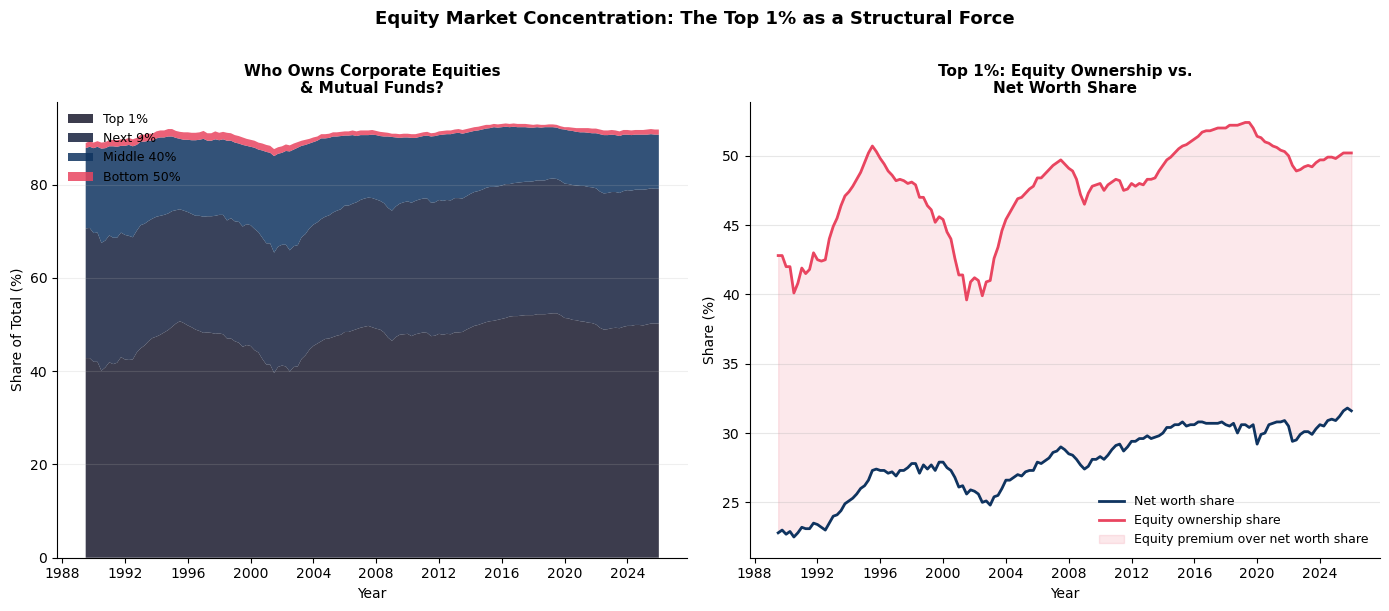
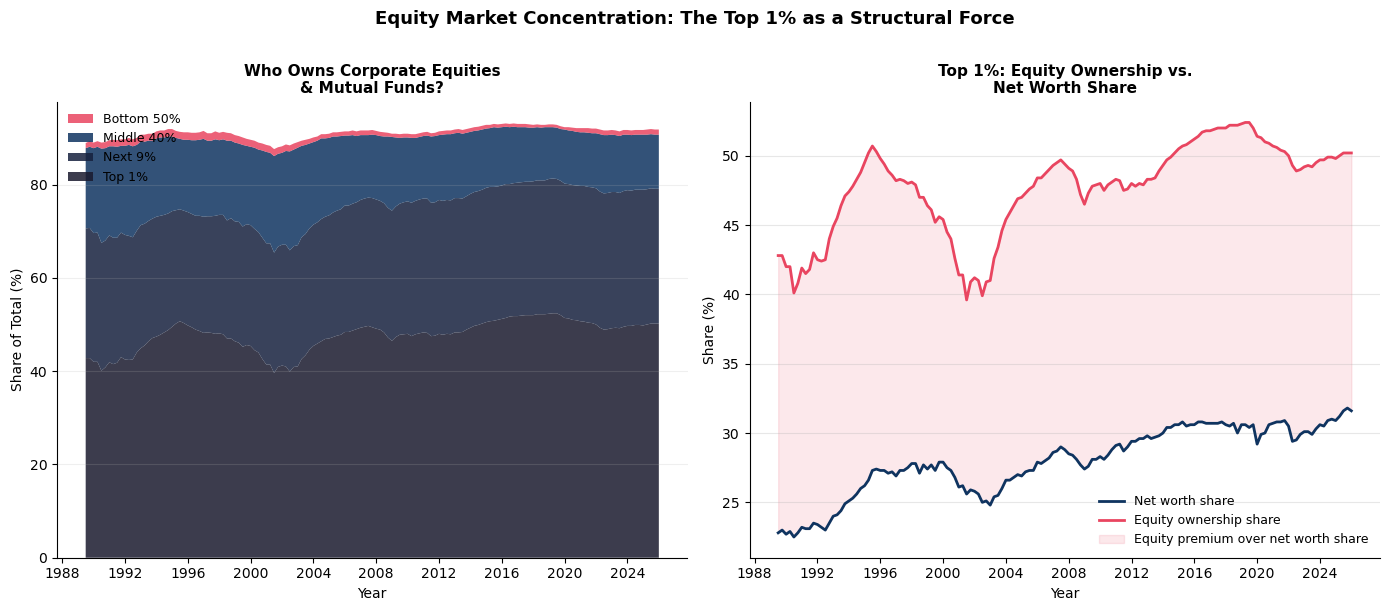
The notebook cell's code change between the first figure and the second:
--- before
+++ after
@@ -39,4 +39,6 @@
 ax2.spines[['top', 'right']].set_visible(False)
 
+ax.legend(loc='upper left', fontsize=9, frameon=False, reverse=True)
+
 fig.suptitle('Equity Market Concentration: The Top 1% as a Structural Force',
              fontsize=13, fontweight='bold', y=1.01)

Commit: Update notebook and add figures